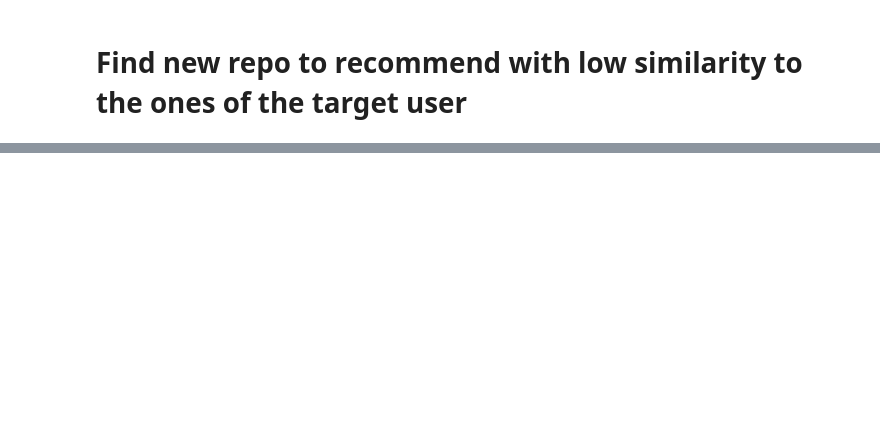
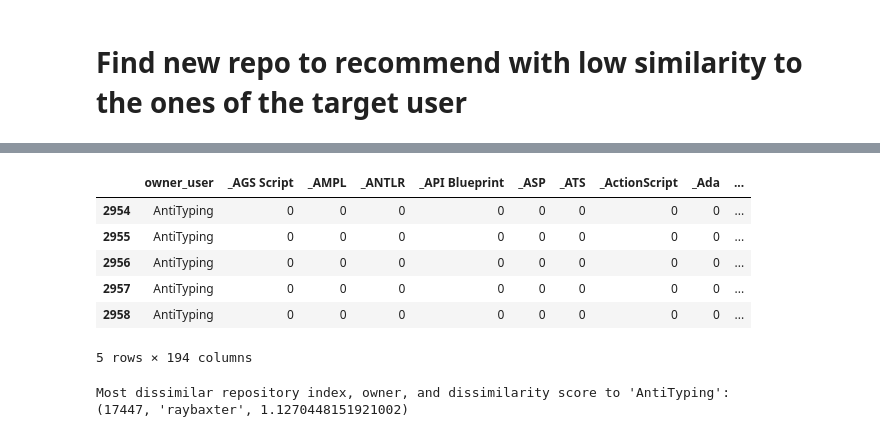
Before and after one commit to RecandChat/CodeCompass, a Jupyter notebook: monkelib/models/modelling_differentiating_repos.ipynb, the cells around one changed output, grey strips where cells are left out. Drawn from its saved outputs; the diff is of its cells as text; code cells hidden in the pictures; blank space fills up the shorter version.

```diff
--- a/monkelib/models/modelling_differentiating_repos.ipynb
+++ b/monkelib/models/modelling_differentiating_repos.ipynb
@@ -158,0 +190,73 @@ vectors[target_user]
+# %%
+# vectorise the name and description of the repos in neighborsRepos
+def vectorize_text(text):
+    vector_sum = np.zeros(word_vect.vector_size)  # Initialize an array to store the sum of word vectors
+    count = 0  # Initialize a count to keep track of the number of words found in the vocabulary
+    for word in text.split():
+        if word in word_vect.key_to_index:  # Check if the word is in the vocabulary
+            vector_sum += word_vect[word]  # Add the word vector to the sum
+            count += 1  # Increment the count
+    if count > 0:
+        return vector_sum / count  # Return the average of word vectors
+    else:
+        return vector_sum  # Return the zero vector if no words are found in the vocabulary
+
+neighborsRepos['name'] = neighborsRepos['name'].fillna('')
+neighborsRepos['description'] = neighborsRepos['description'].fillna('')
+neighborsRepos['name_vector'] = neighborsRepos['name'].apply(vectorize_text)
+neighborsRepos['description_vector'] = neighborsRepos['description'].apply(vectorize_text)
+neighborsRepos.drop(['name','description'], axis=1, inplace=True)
+neighborsRepos.head()
+# %% [output]
+|  | owner_user | _AGS Script | _AMPL | _ANTLR | _API Blueprint | _ASP | _ATS | _ActionScript | _Ada | ... |
+| 2954 | AntiTyping | 0 | 0 | 0 | 0 | 0 | 0 | 0 | 0 | ... |
+| 2955 | AntiTyping | 0 | 0 | 0 | 0 | 0 | 0 | 0 | 0 | ... |
+| 2956 | AntiTyping | 0 | 0 | 0 | 0 | 0 | 0 | 0 | 0 | ... |
+| 2957 | AntiTyping | 0 | 0 | 0 | 0 | 0 | 0 | 0 | 0 | ... |
+| 2958 | AntiTyping | 0 | 0 | 0 | 0 | 0 | 0 | 0 | 0 | ... |
+5 rows × 194 columns
+# %%
+target_user = "AntiTyping"
+
+# Function to calculate cosine dissimilarity, handling cases where vectors are all zeros
+def calculate_cosine_dissimilarity(vec1, vec2):
+    if np.all(vec1 == 0) or np.all(vec2 == 0):
+        return 1.0  # Assuming maximum dissimilarity when one vector is all zeros
+    return cosine(vec1, vec2)
+
+# Split the DataFrame into target user's repos and others
+target_repos = neighborsRepos[neighborsRepos['owner_user'] == target_user]
+other_repos = neighborsRepos[neighborsRepos['owner_user'] != target_user]
+
+max_dissimilarity_score = 0
+most_dissimilar_repo_info = None
+
+# Iterate over each non-target user repository
+for index, other_repo in other_repos.iterrows():
+    other_name_vec = np.array(other_repo['name_vector'])
+    other_desc_vec = np.array(other_repo['description_vector'])
+
+    # For each, calculate dissimilarity with all of target users's repositories
+    for _, target_repo in target_repos.iterrows():
+        target_name_vec = np.array(target_repo['name_vector'])
+        target_desc_vec = np.array(target_repo['description_vector'])
+
+        # Calculate dissimilarities
+        name_dissimilarity = calculate_cosine_dissimilarity(other_name_vec, target_name_vec)
+        desc_dissimilarity = calculate_cosine_dissimilarity(other_desc_vec, target_desc_vec)
+
+        # Average or perhaps max here, depending on the exact goal
+        average_dissimilarity = (name_dissimilarity + desc_dissimilarity) / 2
+
+        # Update if this is the highest dissimilarity score found so far
+        if average_dissimilarity > max_dissimilarity_score:
+            max_dissimilarity_score = average_dissimilarity
+            most_dissimilar_repo_info = (index, other_repo['owner_user'], max_dissimilarity_score)
+
+# Print the most dissimilar repository information
+if most_dissimilar_repo_info:
+    print("Most dissimilar repository index, owner, and dissimilarity score to 'AntiTyping':")
+    print(most_dissimilar_repo_info)
+# %% [output]
+Most dissimilar repository index, owner, and dissimilarity score to 'AntiTyping':
+(17447, 'raybaxter', 1.1270448151921002)
```
Also changed, not shown: parts of 7 cells of this notebook.
